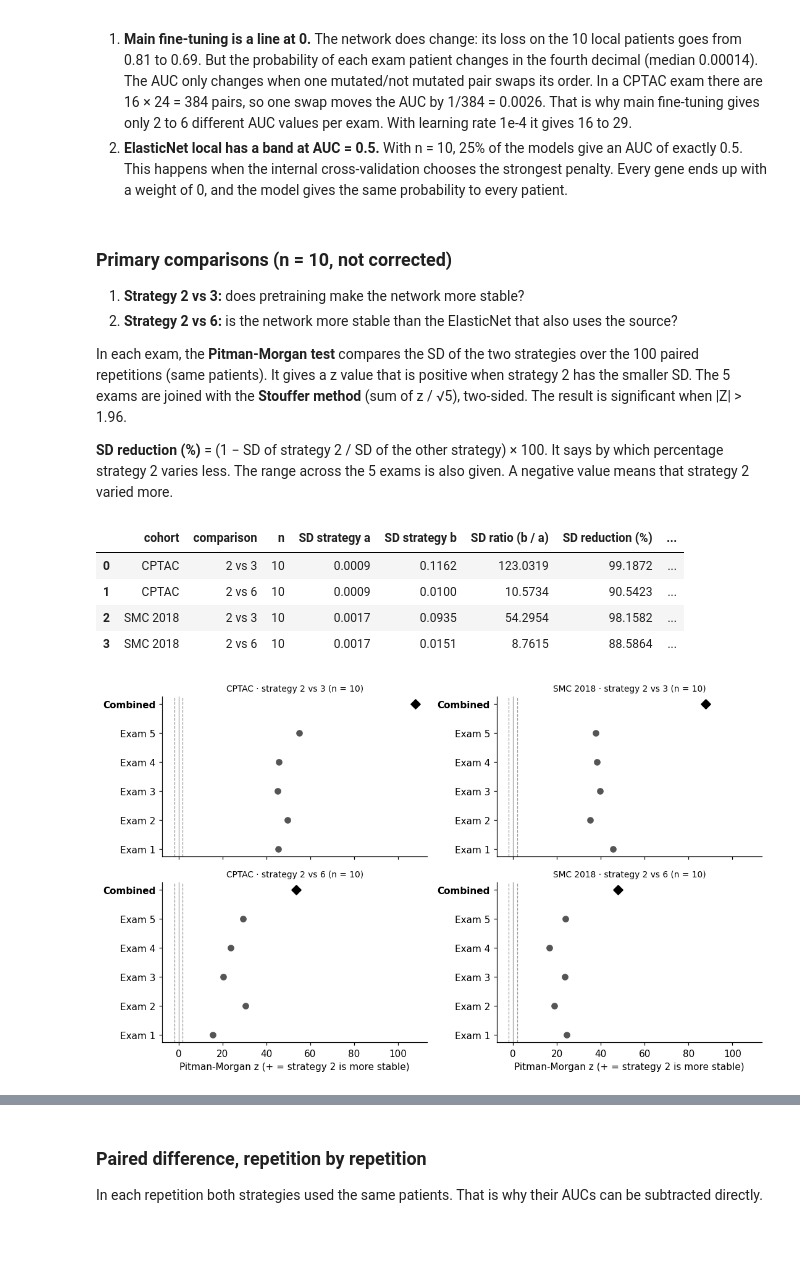
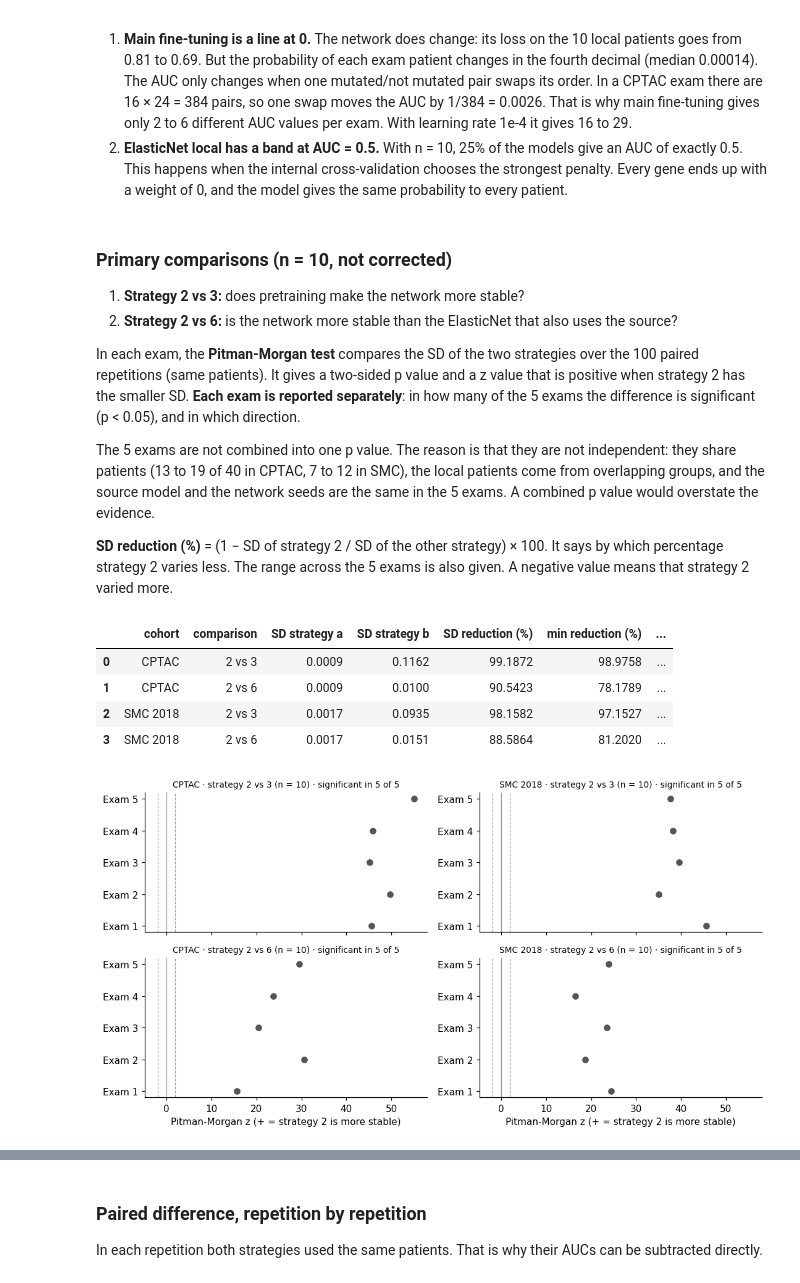
Before and after one commit to EduardoTllo/tp53-transfer-learning, a Jupyter notebook: notebooks/09_results.ipynb, the cells around one changed output, grey strips where cells are left out. Saved outputs shown, nothing was run; the diff lists cells and outputs as text; code cells hidden in the pictures; blank space fills up the shorter version.

```diff
--- a/notebooks/09_results.ipynb
+++ b/notebooks/09_results.ipynb
@@ -201,7 +201,9 @@ Two things are worth explaining:
 1. **Strategy 2 vs 3:** does pretraining make the network more stable?
 2. **Strategy 2 vs 6:** is the network more stable than the ElasticNet that also uses the source?
 
-In each exam, the **Pitman-Morgan test** compares the SD of the two strategies over the 100 paired repetitions (same patients). It gives a z value that is positive when strategy 2 has the smaller SD. The 5 exams are joined with the **Stouffer method** (sum of z / √5), two-sided. The result is significant when |Z| > 1.96.
+In each exam, the **Pitman-Morgan test** compares the SD of the two strategies over the 100 paired repetitions (same patients). It gives a two-sided p value and a z value that is positive when strategy 2 has the smaller SD. **Each exam is reported separately**: in how many of the 5 exams the difference is significant (p < 0.05), and in which direction.
+
+The 5 exams are not combined into one p value. The reason is that they are not independent: they share patients (13 to 19 of 40 in CPTAC, 7 to 12 in SMC), the local patients come from overlapping groups, and the source model and the network seeds are the same in the 5 exams. A combined p value would overstate the evidence.
 
 **SD reduction (%)** = (1 − SD of strategy 2 / SD of the other strategy) × 100. It says by which percentage strategy 2 varies less. The range across the 5 exams is also given. A negative value means that strategy 2 varied more.
 # %%
@@ -214,43 +216,46 @@ def compare(df, a, b, n, name):
         p, z = pitman_morgan(x, y)
         rows.append({"exam": e, "sd_a": x.std(), "sd_b": y.std(), "z": z, "p": p})
     r = pd.DataFrame(rows)
-    Z, P = stouffer(r.z)
     cut = 100 * (1 - r.sd_a / r.sd_b)  # % by which the SD of strategy a is smaller than the SD of b, in each exam
+    sig = r.p < 0.05
     return {"cohort": name, "comparison": f"{a} vs {b}", "n": n, "SD strategy a": r.sd_a.mean(),
             "SD strategy b": r.sd_b.mean(), "SD ratio (b / a)": r.sd_b.mean() / r.sd_a.mean(),
             "SD reduction (%)": 100 * (1 - r.sd_a.mean() / r.sd_b.mean()),
             "min reduction (%)": cut.min(), "max reduction (%)": cut.max(),
-            **{f"z exam {e}": z for e, z in zip(r.exam, r.z)}, "combined Z": Z, "p": P}
+            "exams significant for a (of 5)": int((sig & (r.z > 0)).sum()),
+            "exams significant against a (of 5)": int((sig & (r.z < 0)).sum()),
+            **{f"z exam {e}": z for e, z in zip(r.exam, r.z)},
+            **{f"p exam {e}": p for e, p in zip(r.exam, r.p)}}
 
 
 PRIMARY = [(2, 3), (2, 6)]
 primary = pd.DataFrame([compare(main, a, b, 10, name) for name in TARGETS for a, b in PRIMARY])
 primary.round(4).to_csv(TAB / "09_primary.csv", index=False)
-primary.round(4)
+primary[["cohort", "comparison", "SD strategy a", "SD strategy b", "SD reduction (%)", "min reduction (%)",
+         "max reduction (%)", "exams significant for a (of 5)", "exams significant against a (of 5)"]].round(4)
 # %% [output]
-|  | cohort | comparison | n | SD strategy a | SD strategy b | SD ratio (b / a) | SD reduction (%) | ... |
-| 0 | CPTAC | 2 vs 3 | 10 | 0.0009 | 0.1162 | 123.0319 | 99.1872 | ... |
-| 1 | CPTAC | 2 vs 6 | 10 | 0.0009 | 0.0100 | 10.5734 | 90.5423 | ... |
-| 2 | SMC 2018 | 2 vs 3 | 10 | 0.0017 | 0.0935 | 54.2954 | 98.1582 | ... |
-| 3 | SMC 2018 | 2 vs 6 | 10 | 0.0017 | 0.0151 | 8.7615 | 88.5864 | ... |
+|  | cohort | comparison | SD strategy a | SD strategy b | SD reduction (%) | min reduction (%) | ... |
+| 0 | CPTAC | 2 vs 3 | 0.0009 | 0.1162 | 99.1872 | 98.9758 | ... |
+| 1 | CPTAC | 2 vs 6 | 0.0009 | 0.0100 | 90.5423 | 78.1789 | ... |
+| 2 | SMC 2018 | 2 vs 3 | 0.0017 | 0.0935 | 98.1582 | 97.1527 | ... |
+| 3 | SMC 2018 | 2 vs 6 | 0.0017 | 0.0151 | 88.5864 | 81.2020 | ... |
 # %%
-fig, axes = plt.subplots(2, 2, figsize=(10, 6), sharex=True)
+fig, axes = plt.subplots(2, 2, figsize=(10, 5.4), sharex=True)
 for i, (a, b) in enumerate(PRIMARY):
     for j, name in enumerate(TARGETS):
         ax = axes[i, j]
         r = primary[(primary.cohort == name) & (primary.comparison == f"{a} vs {b}")].iloc[0]
-        zs = [r[f"z exam {e}"] for e in range(1, 6)] + [r["combined Z"]]
-        ax.scatter(zs[:5], range(5), color="#555555")
-        ax.scatter(zs[5], 5, color="black", marker="D", s=50)
+        zs = [r[f"z exam {e}"] for e in range(1, 6)]
+        ax.scatter(zs, range(5), color="#555555")
         for x in (-1.96, 0, 1.96):
             ax.axvline(x, color="#999999", lw=0.8, ls="-" if x == 0 else "--")
-        ax.set_yticks(range(6), [f"Exam {e}" for e in range(1, 6)] + ["Combined"])
-        ax.get_yticklabels()[5].set_fontweight("bold")
-        ax.set_title(f"{name} · strategy {a} vs {b} (n = 10)", fontsize=9)
+        ax.set_yticks(range(5), [f"Exam {e}" for e in range(1, 6)])
+        ax.set_title(f"{name} · strategy {a} vs {b} (n = 10) · significant in "
+                     f"{r['exams significant for a (of 5)']} of 5", fontsize=9)
 for ax in axes[1]:
     ax.set_xlabel("Pitman-Morgan z (+ = strategy 2 is more stable)")
 plt.tight_layout()
 fig.savefig(FIG / "09_forest_primary.png", bbox_inches="tight")
 # %% [output]
-[figure, old version]
+[figure, new version]
 # %% [markdown]
```
Also changed, not shown: parts of 6 cells of this notebook, 6 other files.
